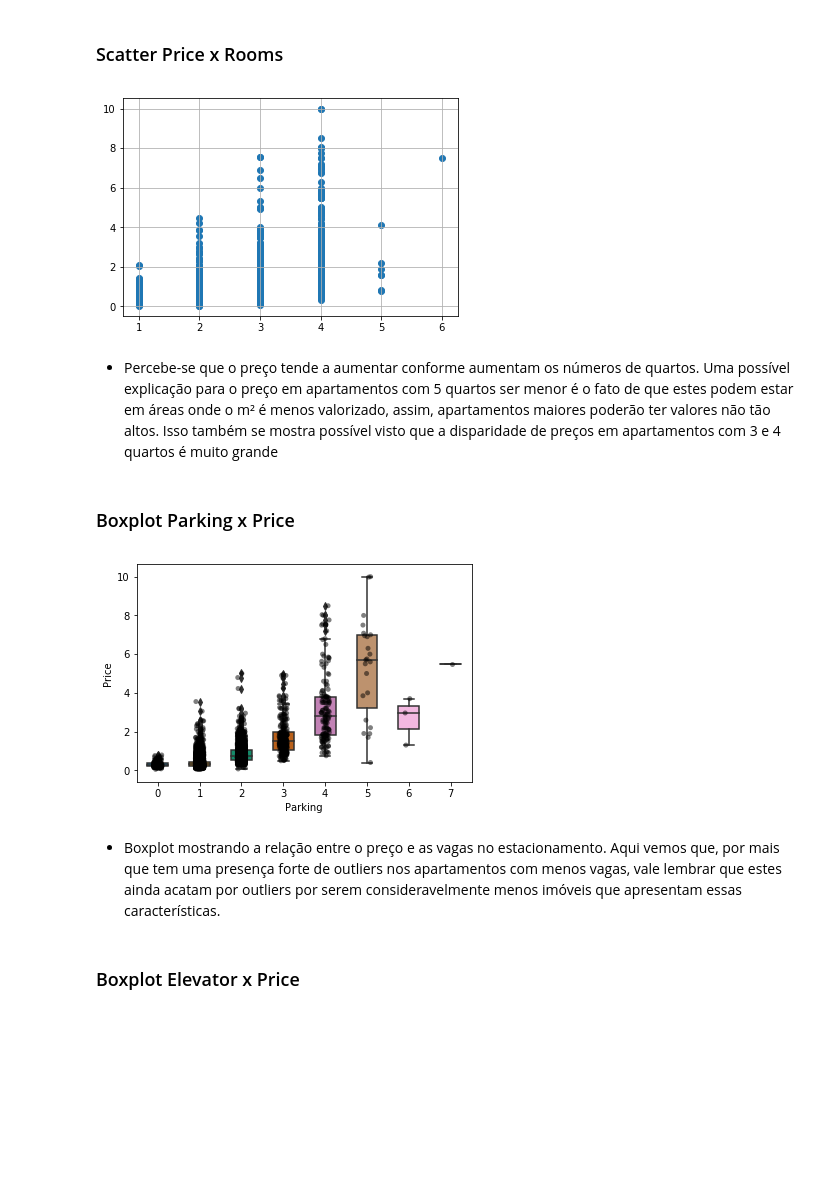
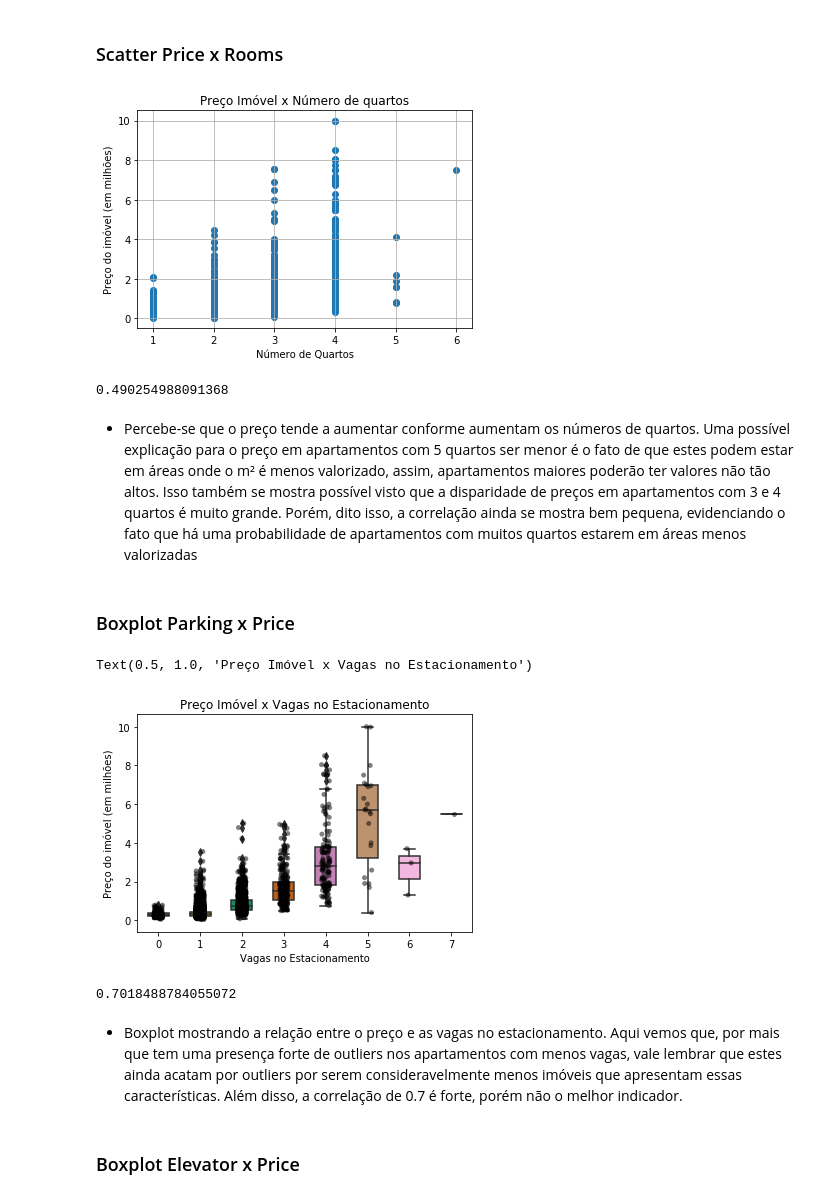
Before and after one commit to arthurfc12/Projeto3CDados, a Jupyter notebook: pr3Oficial.ipynb, the cells around one changed output. Cells and saved outputs as stored; diff of their text form; code cells hidden in the pictures; blank space fills up the shorter version.

```diff
--- a/pr3Oficial.ipynb
+++ b/pr3Oficial.ipynb
@@ -150,13 +152,19 @@ data['Price'].corr(data['Toilets'])
 # %%
 x2 =  data.loc[:,['Rooms']]
 y2 =  a
-
+plt.xlabel('Número de Quartos')
+plt.ylabel('Preço do imóvel (em milhões)')
+plt.title('Preço Imóvel x Número de quartos')
 plt.scatter(x2,y2)
 plt.grid(True)
 # %% [output]
-[figure, old version]
+[figure, new version]
+# %%
+data['Price'].corr(data['Rooms'])
+# %% [output]
+0.490254988091368
 # %% [markdown]
-* Percebe-se que o preço tende a aumentar conforme aumentam os números de quartos. Uma possível explicação para o preço em apartamentos com 5 quartos ser menor é o fato de que estes podem estar em áreas onde o m² é menos valorizado, assim, apartamentos maiores poderão ter valores não tão altos. Isso também se mostra possível visto que a disparidade de preços em apartamentos com 3 e 4 quartos é muito grande
+* Percebe-se que o preço tende a aumentar conforme aumentam os números de quartos. Uma possível explicação para o preço em apartamentos com 5 quartos ser menor é o fato de que estes podem estar em áreas onde o m² é menos valorizado, assim, apartamentos maiores poderão ter valores não tão altos. Isso também se mostra possível visto que a disparidade de preços em apartamentos com 3 e 4 quartos é muito grande. Porém, dito isso, a correlação ainda se mostra bem pequena, evidenciando o fato que há uma probabilidade de apartamentos com muitos quartos estarem em áreas menos valorizadas
 # %% [markdown]
 ### Boxplot Parking x Price
 # %%
@@ -173,10 +181,18 @@ bplot=sns.stripplot(y=a, x='Parking',
                    marker='o',
                    alpha=0.5,
                    color='black')
+plt.xlabel('Vagas no Estacionamento')
+plt.ylabel('Preço do imóvel (em milhões)')
+plt.title('Preço Imóvel x Vagas no Estacionamento')
 # %% [output]
+Text(0.5, 1.0, 'Preço Imóvel x Vagas no Estacionamento')
-[figure, old version]
+[figure, new version]
+# %%
+data["Parking"].corr(data["Price"])
+# %% [output]
+0.7018488784055072
 # %% [markdown]
-* Boxplot mostrando a relação entre o preço e as vagas no estacionamento. Aqui vemos que, por mais que tem uma presença forte de outliers nos apartamentos com menos vagas, vale lembrar que estes ainda acatam por outliers por serem consideravelmente menos imóveis que apresentam essas características.
+* Boxplot mostrando a relação entre o preço e as vagas no estacionamento. Aqui vemos que, por mais que tem uma presença forte de outliers nos apartamentos com menos vagas, vale lembrar que estes ainda acatam por outliers por serem consideravelmente menos imóveis que apresentam essas características. Além disso, a correlação de 0.7 é forte, porém não o melhor indicador.
 # %% [markdown]
 ### Boxplot Elevator x Price
 # %%
```
Also changed, not shown: parts of 10 cells of this notebook.
